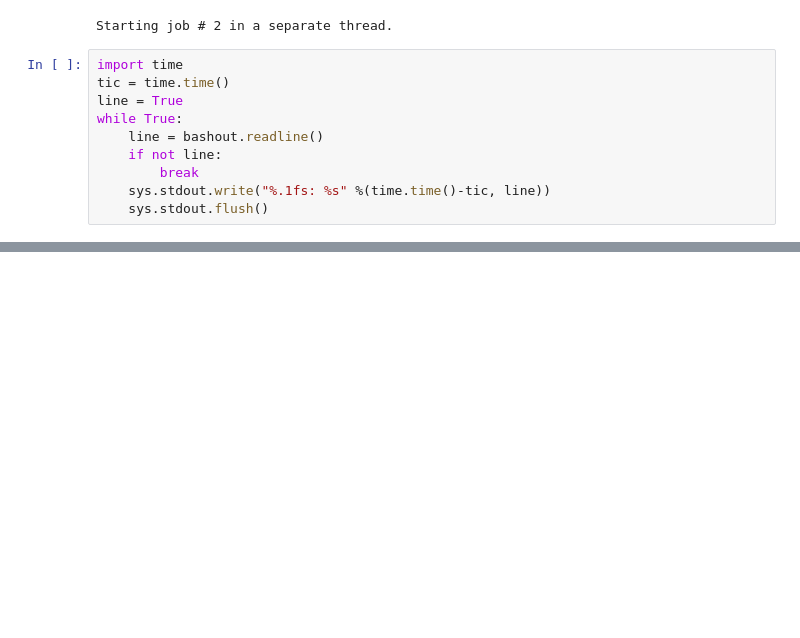
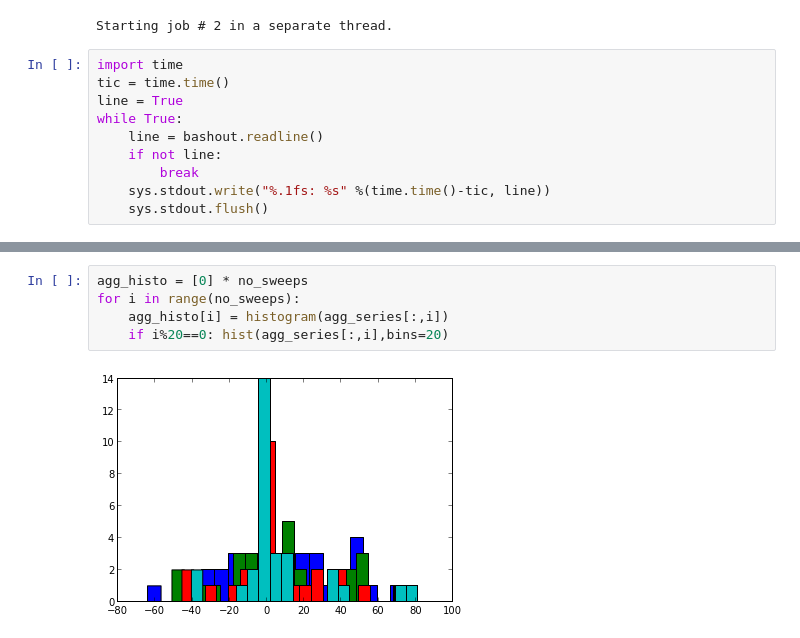
Before and after one commit to owainevans/myunit, a Jupyter notebook: demo_unit.ipynb, the cells around one changed output, grey strips where cells are left out. Saved outputs shown, nothing was run; the diff lists cells and outputs as text; blank space fills up the shorter version.

```diff
--- a/demo_unit.ipynb
+++ b/demo_unit.ipynb
@@ -93,0 +164,7 @@ while True:
+# %%
+agg_histo = [0] * no_sweeps
+for i in range(no_sweeps):
+    agg_histo[i] = histogram(agg_series[:,i])
+    if i%20==0: hist(agg_series[:,i],bins=20)
+# %% [output]
+[figure, added]
```
Also changed, not shown: parts of 11 cells of this notebook, 1 other file.
